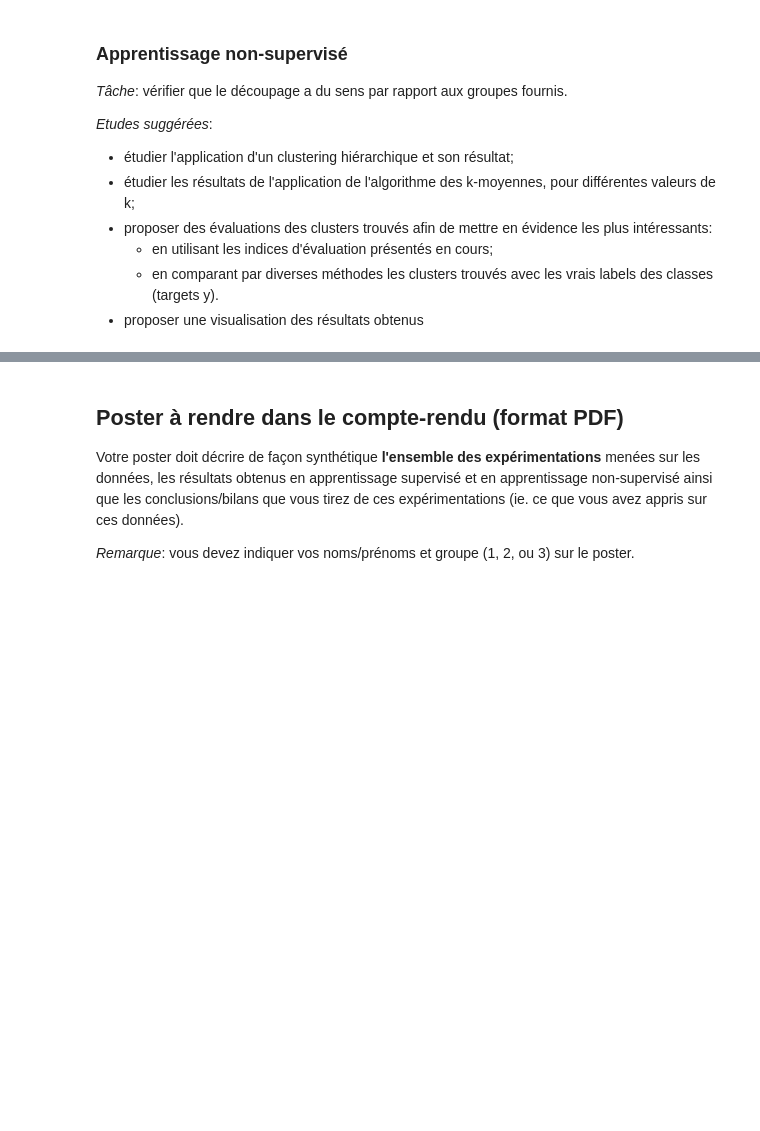
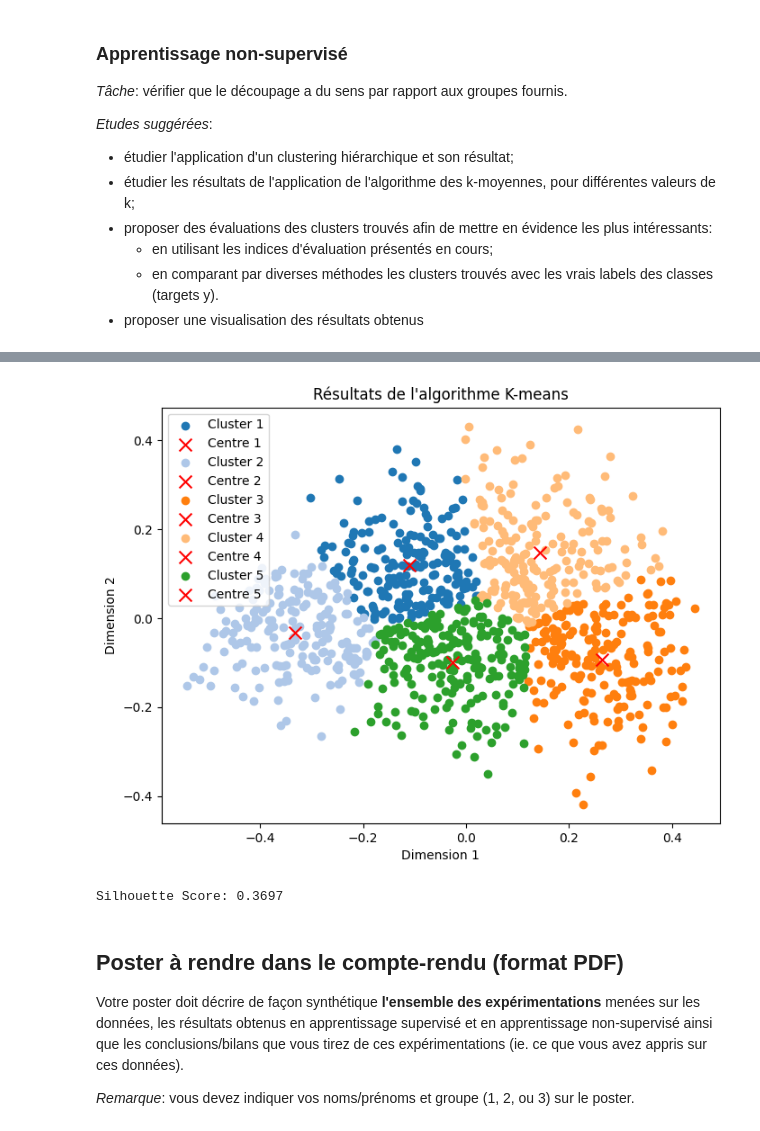
Before and after one commit to Antoine1903/Projets_Sorbonne_Universite, a Jupyter notebook: LU3IN026/miniprojet/projet-Zhang_Lecomte.ipynb, the cells around one changed output, grey strips where cells are left out. Drawn from its saved outputs; the diff is of its cells as text; code cells hidden in the pictures; blank space fills up the shorter version.

```diff
--- a/LU3IN026/miniprojet/projet-Zhang_Lecomte.ipynb
+++ b/LU3IN026/miniprojet/projet-Zhang_Lecomte.ipynb
@@ -2114,0 +2076,24 @@ graphe_arbre_elections
+# %%
+from sklearn.decomposition import PCA
+from sklearn.datasets import fetch_20newsgroups_vectorized
+import pandas as pd
+
+# 载入数据（TF-IDF 版本）
+X = fetch_20newsgroups_vectorized().data
+
+# 降维到二维以便可视化（PCA）
+X_pca = PCA(n_components=2).fit_transform(X.toarray())
+
+# 转为 DataFrame 以兼容你的函数
+X_df = pd.DataFrame(X_pca, columns=["PC1", "PC2"])
+
+# 选择前 N 个点（比如 1000 个）做聚类
+X_small = X_df.iloc[:1000]
+# %%
+# 设定参数
+K = 5  # 聚类数
+epsilon = 1e-4  # 收敛阈值
+iter_max = 50   # 最大迭代次数
+
+# 运行 k-means
+centroids, affectation = clust.kmoyennes(K, X_small, epsilon, iter_max)
@@ -2114,0 +2112,18 @@ graphe_arbre_elections
+# %%
+clust.affiche_resultat(X_small, centroids, affectation)
+print("Pour k=",val_k,"\nAffichage des centres: ",centroids)
+# %% [output]
+[figure, added]
+# %%
+from sklearn.metrics import silhouette_score
+
+# 将每个样本的 cluster id 还原成一个 array
+labels = np.zeros(len(X_small))
+for cluster_id, indices in affectation.items():
+    labels[indices] = cluster_id
+
+# 计算轮廓系数
+score = silhouette_score(X_small.values, labels)
+print(f"Silhouette Score: {score:.4f}")
+# %% [output]
+Silhouette Score: 0.3697
```
Also changed, not shown: parts of 36 cells of this notebook.
